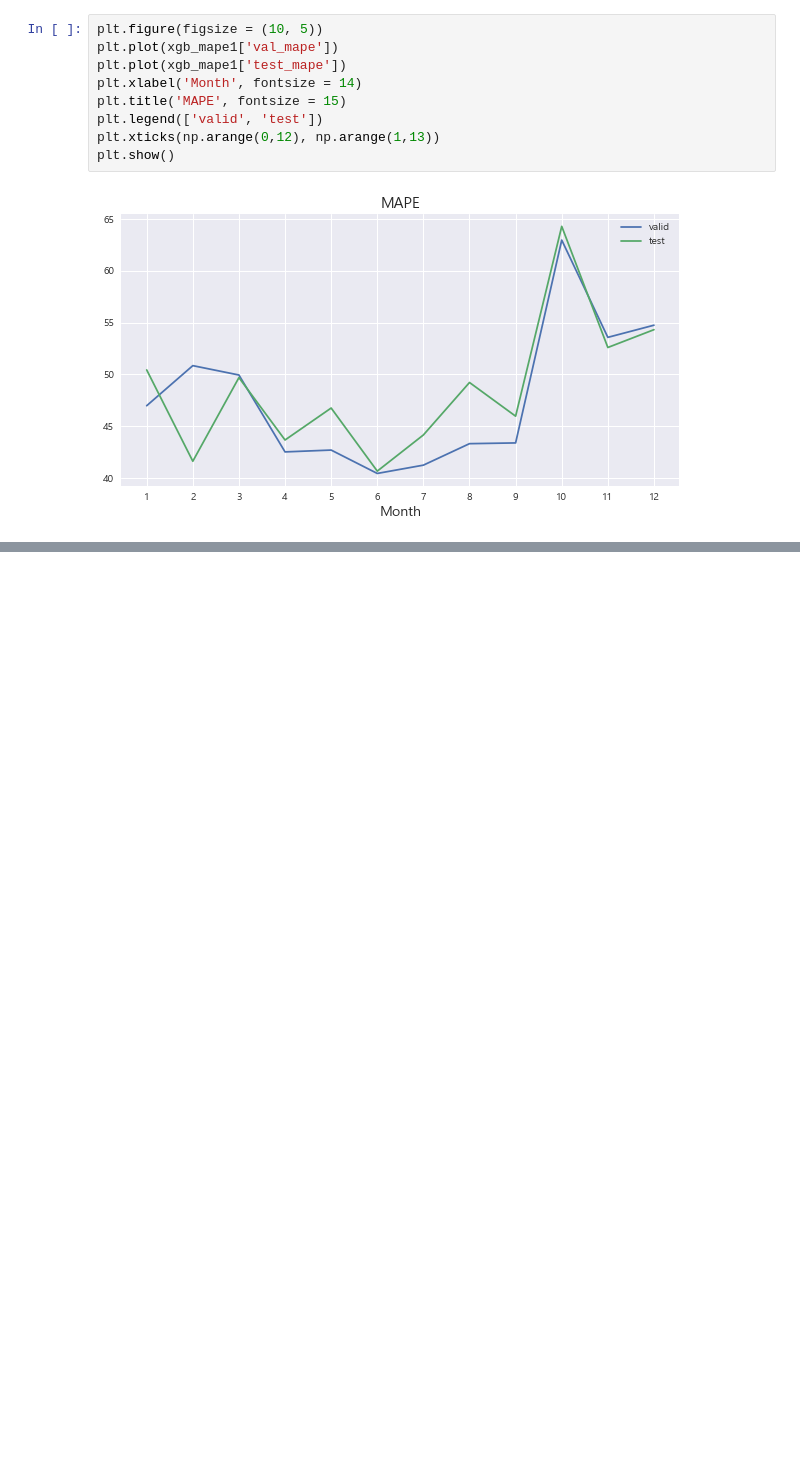
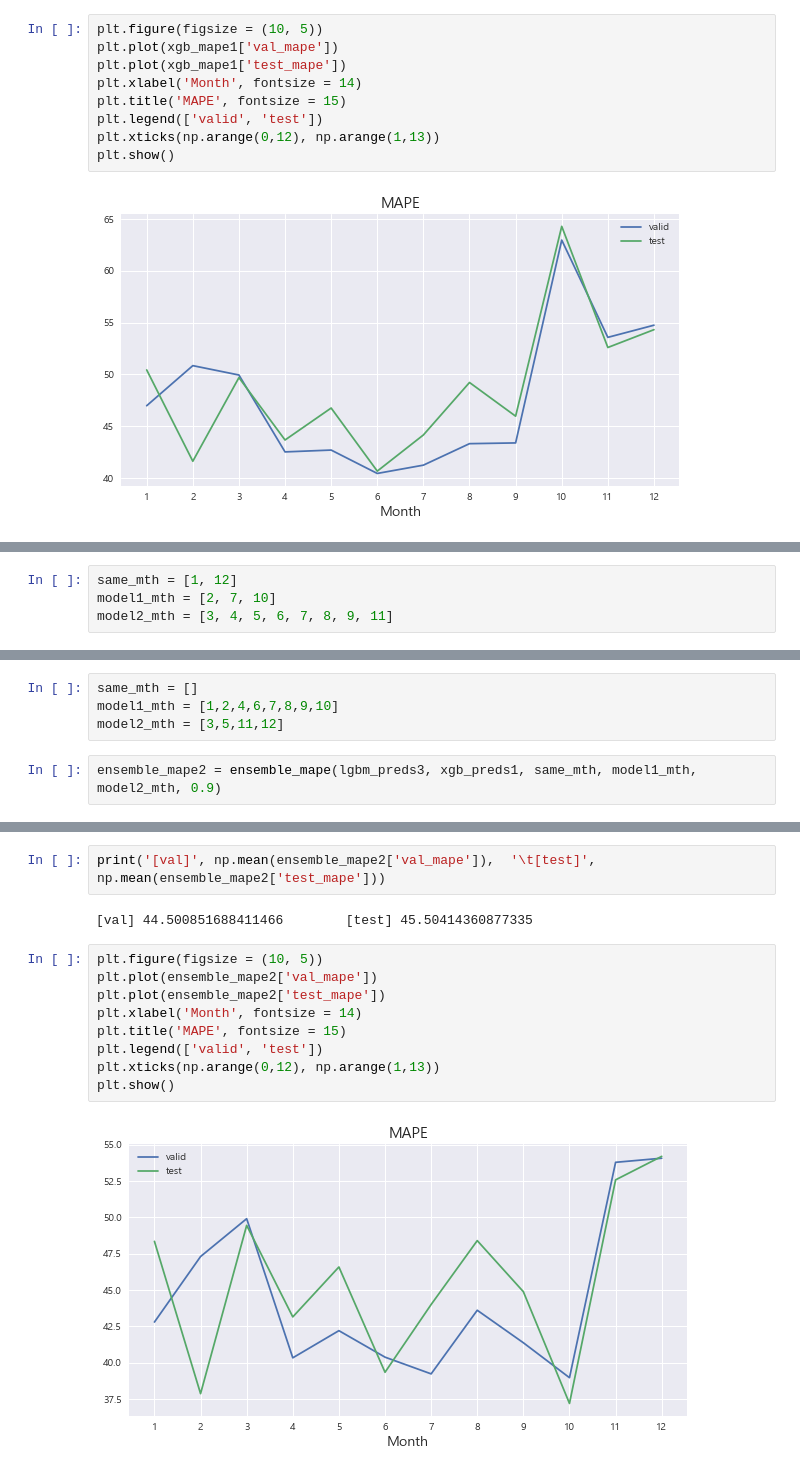
Before and after one commit to cryingjin/Shopping_GG, a Jupyter notebook: Modeling/0906_Ensemble2.ipynb, the cells around one changed output, grey strips where cells are left out. Saved outputs shown, nothing was run; the diff lists cells and outputs as text; blank space fills up the shorter version.

```diff
--- a/Modeling/0906_Ensemble2.ipynb
+++ b/Modeling/0906_Ensemble2.ipynb
@@ -442,0 +515,4 @@ plt.show()
+# %%
+same_mth = [1, 12]
+model1_mth = [2, 7, 10]
+model2_mth = [3, 4, 5, 6, 7, 8, 9, 11]
@@ -442,0 +586,6 @@ plt.show()
+# %%
+same_mth = []
+model1_mth = [1,2,4,6,7,8,9,10]
+model2_mth = [3,5,11,12]
+# %%
+ensemble_mape2 = ensemble_mape(lgbm_preds3, xgb_preds1, same_mth, model1_mth, model2_mth, 0.9)
@@ -442,0 +605,15 @@ plt.show()
+# %%
+print('[val]', np.mean(ensemble_mape2['val_mape']),  '\t[test]', np.mean(ensemble_mape2['test_mape']))
+# %% [output]
+[val] 44.500851688411466        [test] 45.50414360877335
+# %%
+plt.figure(figsize = (10, 5))
+plt.plot(ensemble_mape2['val_mape'])
+plt.plot(ensemble_mape2['test_mape'])
+plt.xlabel('Month', fontsize = 14)
+plt.title('MAPE', fontsize = 15)
+plt.legend(['valid', 'test'])
+plt.xticks(np.arange(0,12), np.arange(1,13))
+plt.show()
+# %% [output]
+[figure, added]
```
Also changed, not shown: parts of 26 cells of this notebook, 5 other files.
